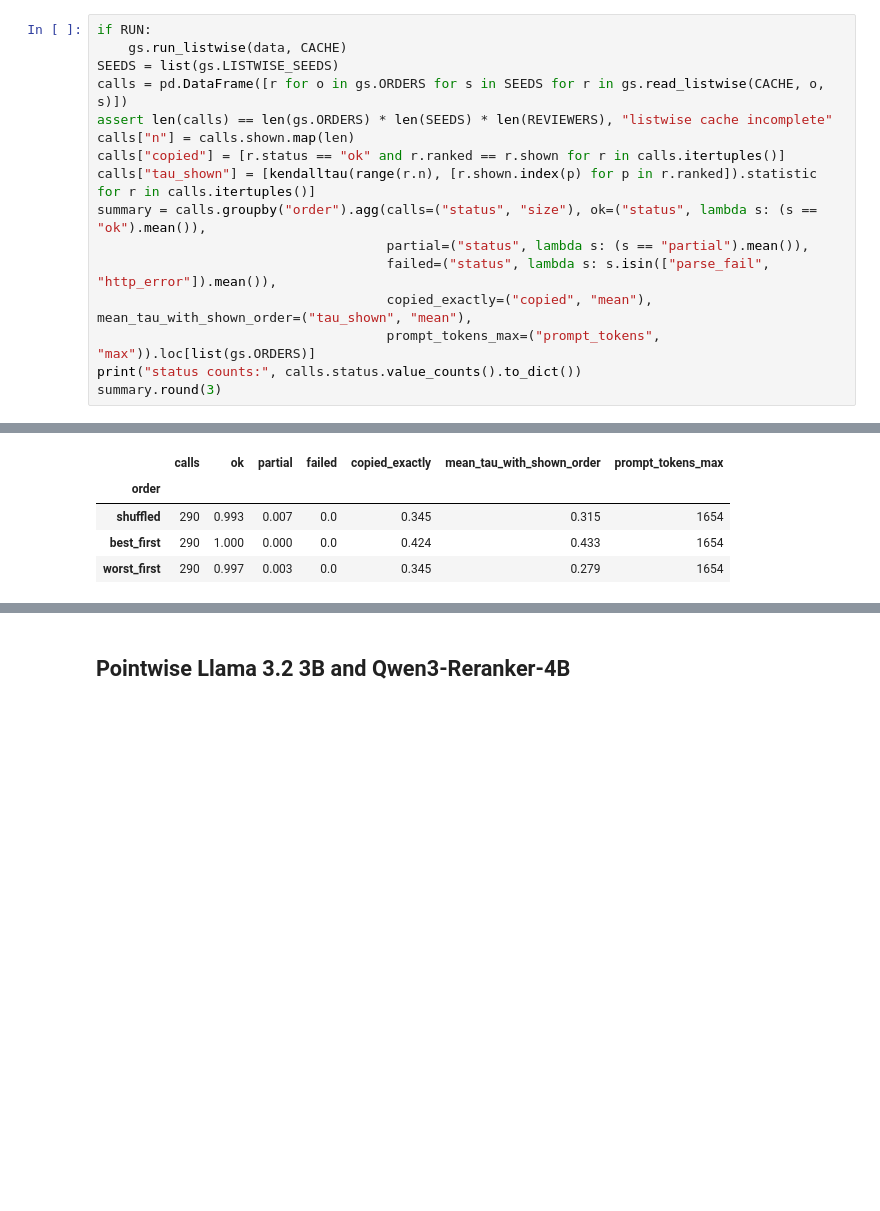
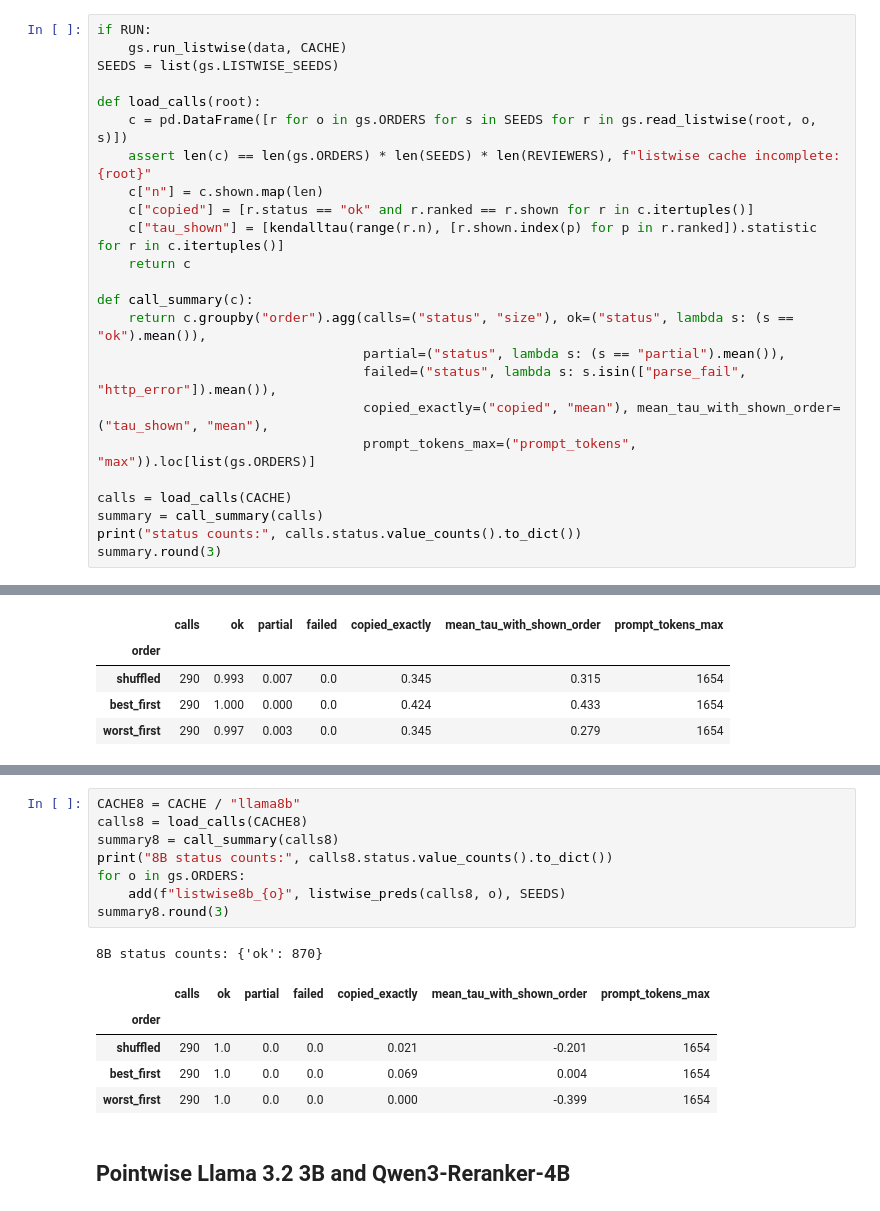
Before and after one commit to senaoz/SWE-599, a Jupyter notebook: research/v2/17_llm_goldstandard.ipynb, the cells around one changed output, grey strips where cells are left out. Drawn from its saved outputs; the diff is of its cells as text; blank space fills up the shorter version.

```diff
--- a/research/v2/17_llm_goldstandard.ipynb
+++ b/research/v2/17_llm_goldstandard.ipynb
@@ -78,16 +78,24 @@ add("constant", [{rv: {p: 0.0 for p in refs[rv]} for rv in REVIEWERS} for _ in S
 if RUN:
     gs.run_listwise(data, CACHE)
 SEEDS = list(gs.LISTWISE_SEEDS)
-calls = pd.DataFrame([r for o in gs.ORDERS for s in SEEDS for r in gs.read_listwise(CACHE, o, s)])
-assert len(calls) == len(gs.ORDERS) * len(SEEDS) * len(REVIEWERS), "listwise cache incomplete"
-calls["n"] = calls.shown.map(len)
-calls["copied"] = [r.status == "ok" and r.ranked == r.shown for r in calls.itertuples()]
-calls["tau_shown"] = [kendalltau(range(r.n), [r.shown.index(p) for p in r.ranked]).statistic for r in calls.itertuples()]
-summary = calls.groupby("order").agg(calls=("status", "size"), ok=("status", lambda s: (s == "ok").mean()),
-                                     partial=("status", lambda s: (s == "partial").mean()),
-                                     failed=("status", lambda s: s.isin(["parse_fail", "http_error"]).mean()),
-                                     copied_exactly=("copied", "mean"), mean_tau_with_shown_order=("tau_shown", "mean"),
-                                     prompt_tokens_max=("prompt_tokens", "max")).loc[list(gs.ORDERS)]
+
+def load_calls(root):
+    c = pd.DataFrame([r for o in gs.ORDERS for s in SEEDS for r in gs.read_listwise(root, o, s)])
+    assert len(c) == len(gs.ORDERS) * len(SEEDS) * len(REVIEWERS), f"listwise cache incomplete: {root}"
+    c["n"] = c.shown.map(len)
+    c["copied"] = [r.status == "ok" and r.ranked == r.shown for r in c.itertuples()]
+    c["tau_shown"] = [kendalltau(range(r.n), [r.shown.index(p) for p in r.ranked]).statistic for r in c.itertuples()]
+    return c
+
+def call_summary(c):
+    return c.groupby("order").agg(calls=("status", "size"), ok=("status", lambda s: (s == "ok").mean()),
+                                  partial=("status", lambda s: (s == "partial").mean()),
+                                  failed=("status", lambda s: s.isin(["parse_fail", "http_error"]).mean()),
+                                  copied_exactly=("copied", "mean"), mean_tau_with_shown_order=("tau_shown", "mean"),
+                                  prompt_tokens_max=("prompt_tokens", "max")).loc[list(gs.ORDERS)]
+
+calls = load_calls(CACHE)
+summary = call_summary(calls)
 print("status counts:", calls.status.value_counts().to_dict())
 summary.round(3)
 # %% [output]
@@ -110,3 +122,18 @@ for o in gs.ORDERS:
+# %%
+CACHE8 = CACHE / "llama8b"
+calls8 = load_calls(CACHE8)
+summary8 = call_summary(calls8)
+print("8B status counts:", calls8.status.value_counts().to_dict())
+for o in gs.ORDERS:
+    add(f"listwise8b_{o}", listwise_preds(calls8, o), SEEDS)
+summary8.round(3)
+# %% [output]
+8B status counts: {'ok': 870}
+|  | calls | ok | partial | failed | copied_exactly | mean_tau_with_shown_order | prompt_tokens_max |
+| order |  |  |  |  |  |  |  |
+| shuffled | 290 | 1.0 | 0.0 | 0.0 | 0.021 | -0.201 | 1654 |
+| best_first | 290 | 1.0 | 0.0 | 0.0 | 0.069 | 0.004 | 1654 |
+| worst_first | 290 | 1.0 | 0.0 | 0.0 | 0.000 | -0.399 | 1654 |
 # %% [markdown]
 ## Pointwise Llama 3.2 3B and Qwen3-Reranker-4B
 # %%
```
Also changed, not shown: parts of 9 cells of this notebook, 20 other files.
